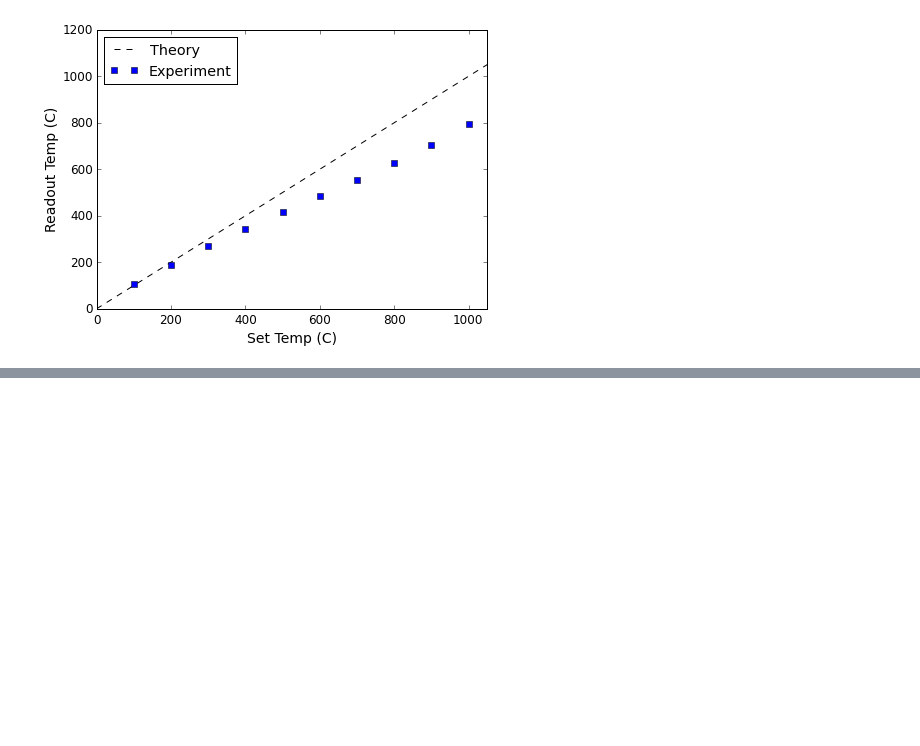
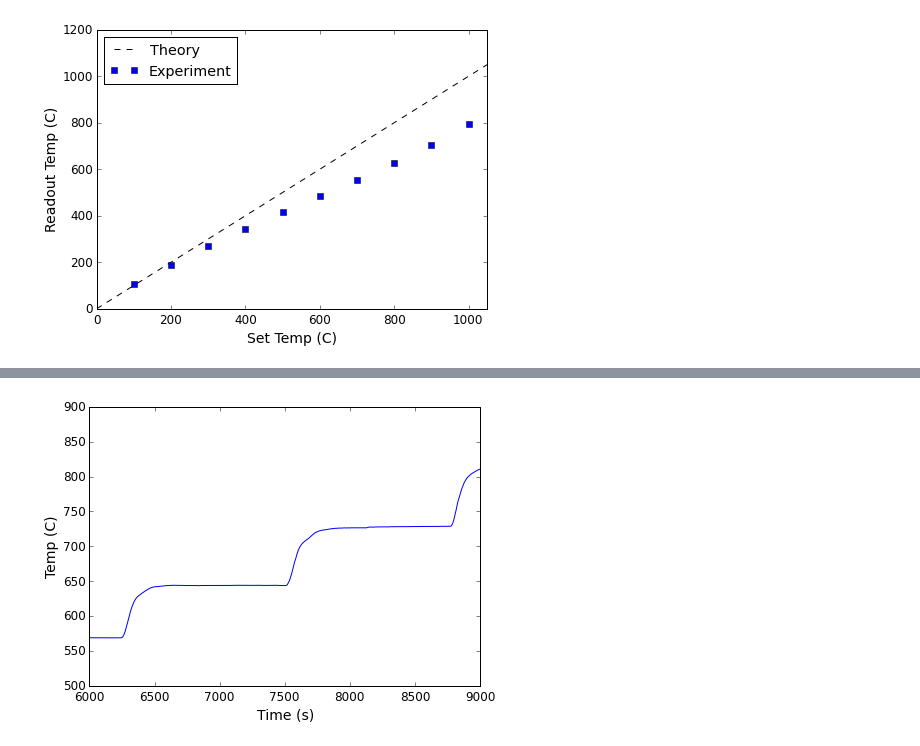
Before and after one commit to bhk37/CNT-Growths, a Jupyter notebook: notes/150527_furnace_characterization.ipynb, the cells around one changed output, grey strips where cells are left out. Drawn from its saved outputs; the diff is of its cells as text; code cells hidden in the pictures; blank space fills up the shorter version.

```diff
--- a/notes/150527_furnace_characterization.ipynb
+++ b/notes/150527_furnace_characterization.ipynb
@@ -24,0 +67,8 @@ xlim(0,1050);
+# %%
+plot(read_tt, read_temps)
+xlabel('Time (s)')
+ylabel('Temp (C)')
+xlim(6000,9000)
+ylim(500,900);
+# %% [output]
+[figure, added]
```
Also changed, not shown: parts of 8 cells of this notebook, 2 other files.
